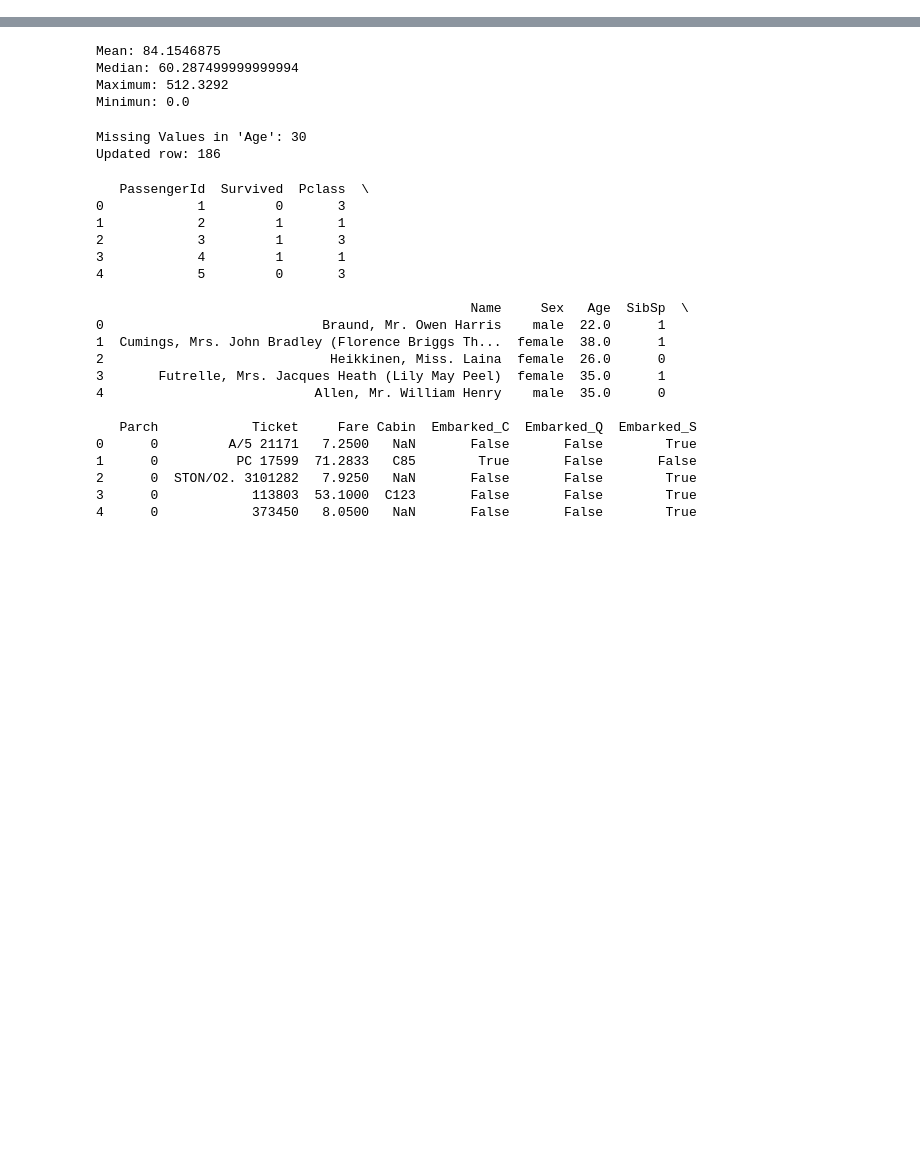
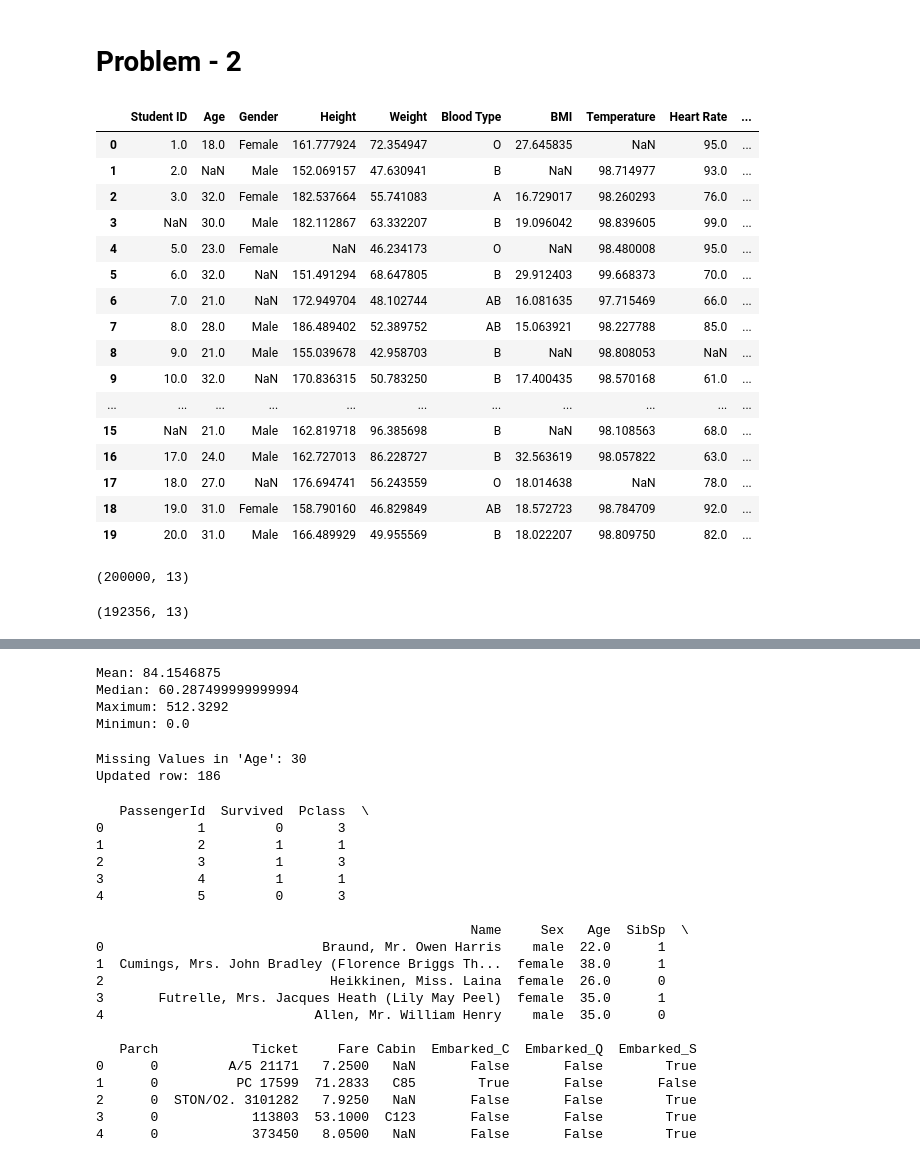
Before and after one commit to Sn0z/Worksheet-0, a Jupyter notebook: Prarambha_Shrestha-Worksheet_2.ipynb, the cells around one changed output, grey strips where cells are left out. Cells and saved outputs as stored; diff of their text form; code cells hidden in the pictures; blank space fills up the shorter version.

```diff
--- a/Prarambha_Shrestha-Worksheet_2.ipynb
+++ b/Prarambha_Shrestha-Worksheet_2.ipynb
@@ -4,0 +91,33 @@ import matplotlib.pyplot as plt
+# %% [markdown]
+# Problem - **2**
+# %%
+cf = pd.read_csv("/content/drive/MyDrive/data/medical_students_dataset.csv")
+# %%
+cf.head(20)
+# %% [output]
+|  | Student ID | Age | Gender | Height | Weight | Blood Type | BMI | Temperature | Heart Rate | ... |
+| 0 | 1.0 | 18.0 | Female | 161.777924 | 72.354947 | O | 27.645835 | NaN | 95.0 | ... |
+| 1 | 2.0 | NaN | Male | 152.069157 | 47.630941 | B | NaN | 98.714977 | 93.0 | ... |
+| 2 | 3.0 | 32.0 | Female | 182.537664 | 55.741083 | A | 16.729017 | 98.260293 | 76.0 | ... |
+| 3 | NaN | 30.0 | Male | 182.112867 | 63.332207 | B | 19.096042 | 98.839605 | 99.0 | ... |
+| 4 | 5.0 | 23.0 | Female | NaN | 46.234173 | O | NaN | 98.480008 | 95.0 | ... |
+| 5 | 6.0 | 32.0 | NaN | 151.491294 | 68.647805 | B | 29.912403 | 99.668373 | 70.0 | ... |
+| 6 | 7.0 | 21.0 | NaN | 172.949704 | 48.102744 | AB | 16.081635 | 97.715469 | 66.0 | ... |
+| 7 | 8.0 | 28.0 | Male | 186.489402 | 52.389752 | AB | 15.063921 | 98.227788 | 85.0 | ... |
+| 8 | 9.0 | 21.0 | Male | 155.039678 | 42.958703 | B | NaN | 98.808053 | NaN | ... |
+| 9 | 10.0 | 32.0 | NaN | 170.836315 | 50.783250 | B | 17.400435 | 98.570168 | 61.0 | ... |
+| ... | ... | ... | ... | ... | ... | ... | ... | ... | ... | ... |
+| 15 | NaN | 21.0 | Male | 162.819718 | 96.385698 | B | NaN | 98.108563 | 68.0 | ... |
+| 16 | 17.0 | 24.0 | Male | 162.727013 | 86.228727 | B | 32.563619 | 98.057822 | 63.0 | ... |
+| 17 | 18.0 | 27.0 | NaN | 176.694741 | 56.243559 | O | 18.014638 | NaN | 78.0 | ... |
+| 18 | 19.0 | 31.0 | Female | 158.790160 | 46.829849 | AB | 18.572723 | 98.784709 | 92.0 | ... |
+| 19 | 20.0 | 31.0 | Male | 166.489929 | 49.955569 | B | 18.022207 | 98.809750 | 82.0 | ... |
+# %%
+cf.shape
+# %% [output]
+(200000, 13)
+# %%
+cf = cf.drop_duplicates()
+cf.shape
+# %% [output]
+(192356, 13)
```
Also changed, not shown: parts of 31 cells of this notebook.
